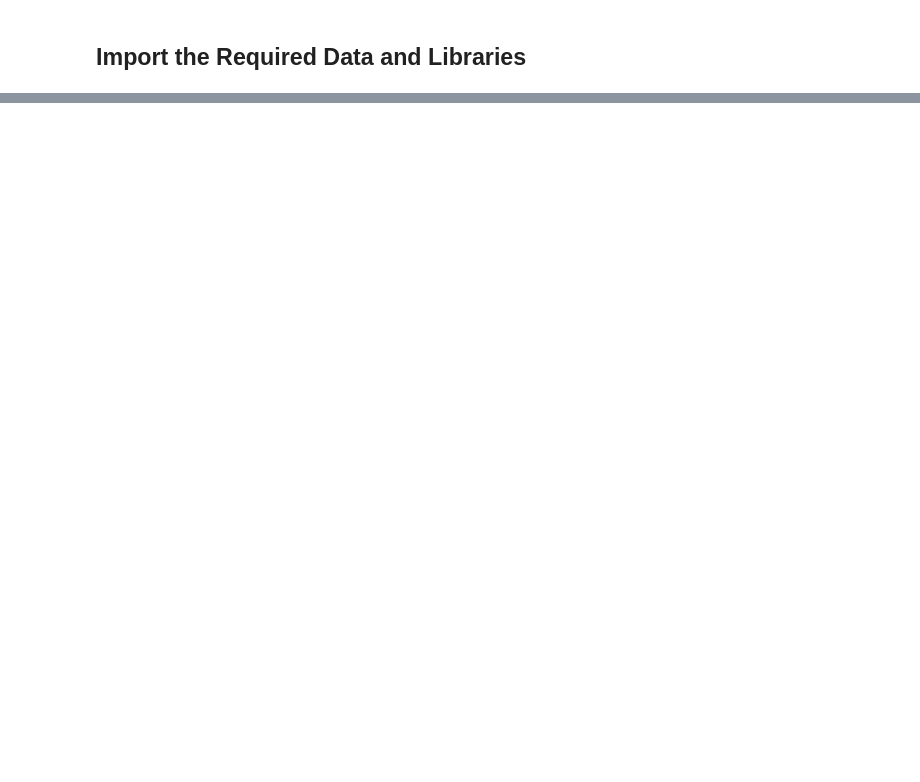
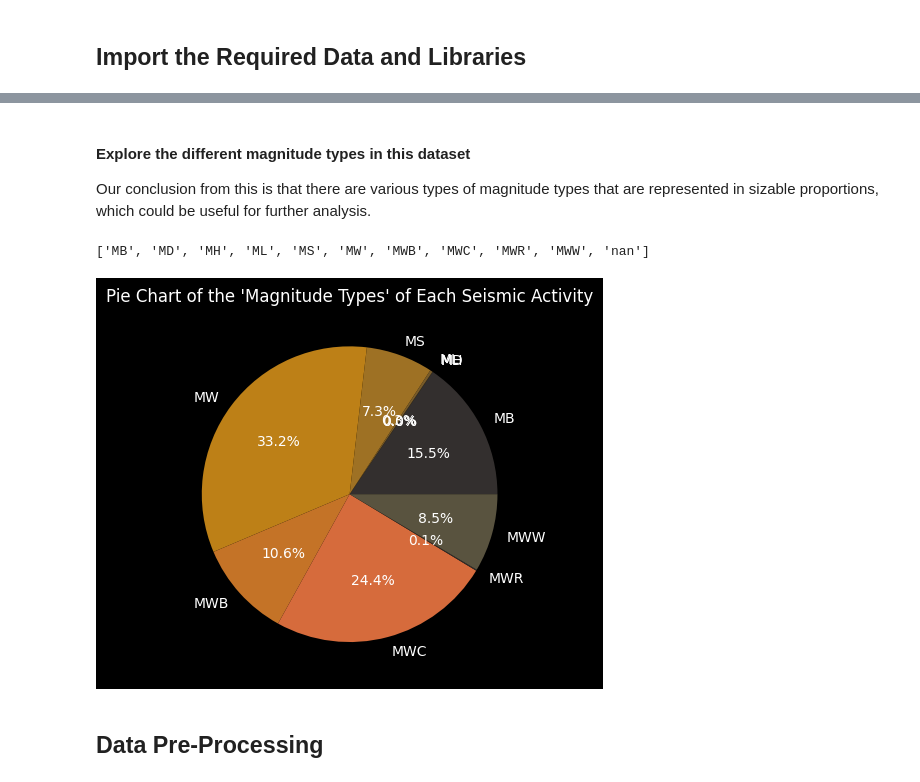
Before and after one commit to Tofudog/CS470-Final-Project, a Jupyter notebook: src/main.ipynb, the cells around one changed output, grey strips where cells are left out. Cells and saved outputs as stored; diff of their text form; code cells hidden in the pictures; blank space fills up the shorter version.

```diff
--- a/src/main.ipynb
+++ b/src/main.ipynb
@@ -49,0 +79,17 @@ raw_df.head()
+# %%
+types = list(np.unique(raw_df["Type"].values))
+type_frequencies = [0 for _ in range(len(types))]
+type_hash = dict()
+
+for i, tp in enumerate(types):
+    type_hash[tp] = i
+
+for tp in raw_df["Type"].values:
+    type_frequencies[type_hash[tp]] += 1
+
+plt.title("Pie Chart of the 'Type' of Each Seismic Activity")
+plt.pie(type_frequencies,
+        labels=types,
+        autopct='%1.4f%%',
+        colors=['#964B00', 'red'])
+plt.show()
@@ -49,0 +98,31 @@ raw_df.head()
+# %% [markdown]
+#### Explore the different magnitude types in this dataset
+
+Our conclusion from this is that there are various types of magnitude types that are represented in sizable proportions, which could be useful for further analysis.
+# %%
+mag_types
+# %% [output]
+['MB', 'MD', 'MH', 'ML', 'MS', 'MW', 'MWB', 'MWC', 'MWR', 'MWW', 'nan']
+# %%
+mag_types = list(np.unique(raw_df["Magnitude Type"].dropna().apply(str).values))
+mag_type_frequencies = [0 for _ in range(len(mag_types))]
+mag_type_hash = dict()
+
+for i, tp in enumerate(mag_types):
+    mag_type_hash[tp] = i
+
+for tp in raw_df["Magnitude Type"].values:
+    if tp not in mag_types:
+        continue
+    mag_type_frequencies[mag_type_hash[tp]] += 1
+
+plt.title("Pie Chart of the 'Magnitude Types' of Each Seismic Activity")
+plt.pie(mag_type_frequencies,
+        labels=mag_types,
+        autopct='%1.1f%%',
+        colors=["#332F2E", "#59533F", "#473D2C", "#785B2A", "#9E7124", "#BD8017", "#C47327", "#D66B3C"])
+plt.show()
+# %% [output]
+[figure, added]
+# %% [markdown]
+## Data Pre-Processing
```
Also changed, not shown: parts of 14 cells of this notebook, 1 other file.
